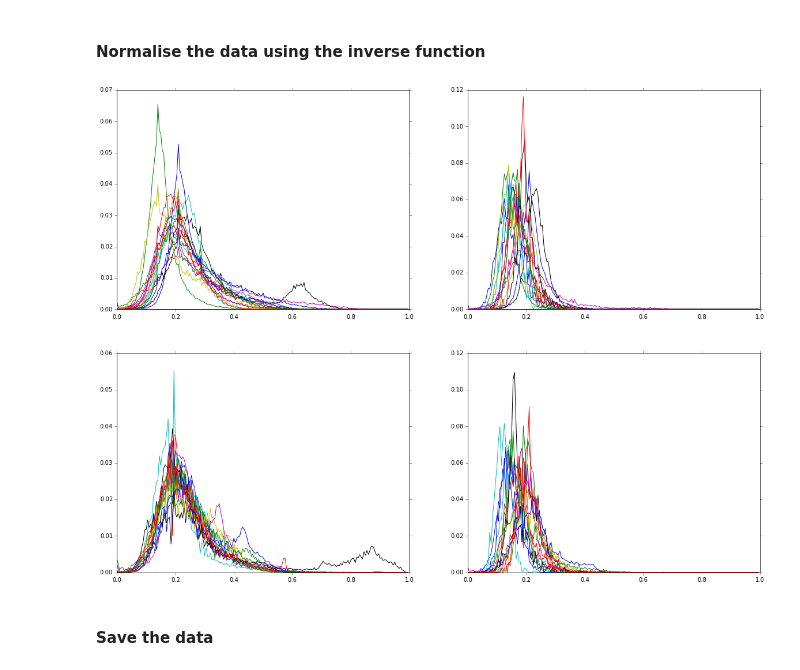
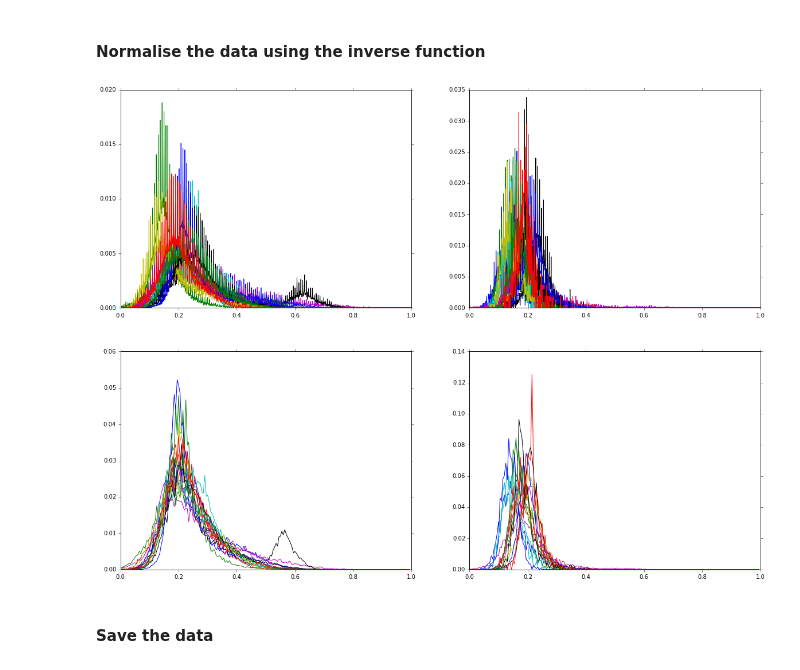
Before and after one commit to I2Cvb/prostate, a Jupyter notebook: notebook/time-warping-normalisation-t2w.ipynb, the cells around one changed output. Saved outputs shown, nothing was run; the diff lists cells and outputs as text; code cells hidden in the pictures.

```diff
--- a/notebook/time-warping-normalisation-t2w.ipynb
+++ b/notebook/time-warping-normalisation-t2w.ipynb
@@ -54,7 +56,7 @@ def nmi(data):
 # To make the future plots
 fig, axes = plt.subplots(nrows=2, ncols=2, figsize=(20, 15))
 
-nsampling=200
+nsampling=1061
 
 global_hist_t2w = np.zeros((nsampling, len(patient_sizes)))
 global_hist_t2w_cap = np.zeros((nsampling, len(patient_sizes)))
@@ -100,15 +102,15 @@ for pt in xrange(len(patient_sizes)):
 #pca.fit(global_hist_t2w)
 #print pca.noise_variance_
 var = []
-#for c in global_hist_t2w.T:
-#    var.append((.125 * np.fabs(c).max()) ** 2)
+for c in global_hist_t2w.T:
+    var.append((.1 * np.fabs(c).max()) ** 2)
 #    var.append(pca.noise_variance_)
-#out = fs.srsf_align(global_hist_t2w, time, showplot=True, smoothdata=True,
-#                    method='mean', fit_variance=False, var=np.array(var))
-                    #method='mean', fit_variance=True, method_fit='pca')
-out = fs.align_fPCA(global_hist_t2w, time, num_comp=3, showplot=False,
+out = fs.srsf_align(global_hist_t2w, time, showplot=True, smoothdata=True,
+                    method='mean', fit_variance=False, var=np.array(var))
+#                    method='mean', fit_variance=True, method_fit='pca')
+#out = fs.align_fPCA(global_hist_t2w, time, num_comp=3, showplot=False,
 #                    smoothdata=True, fit_variance=False, var=np.array(var))
-                    smoothdata=True, fit_variance=True, method_fit='pca')
+#                    smoothdata=True, fit_variance=True, method_fit='pca')
 axes[1, 0].plot(time, out.fn)
 plt.show()
 # %% [output]
@@ -153,49 +149,49 @@ for pt in xrange(len(patient_sizes)):
 
     # Let's normalise the data using the interpolation function
     time = time / time[-1]
-    f = interpolate.interp1d(time, fs.invertGamma(out.gam[:, pt]), kind='linear')
+    f = interpolate.interp1d(time, fs.invertGamma(out.gam[:, pt]), kind='cubic')
     data_norm_fda[start_idx:end_idx] = f(data_t2w_norm[start_idx:end_idx])
     #data_norm_fda[start_idx:end_idx] = np.interp(data_t2w_norm[start_idx:end_idx],
     #                                             time,
     #                                             fs.invertGamma(out.gam[:, pt]))
 
     # Compute the histogram for the whole data
-    nb_bins = nsampling
+    nb_bins = 200
     hist, bin_edges = np.histogram(data_norm_fda[start_idx : end_idx], bins=nb_bins, range=(0., 1.), density=True)
     hist = np.divide(hist, np.sum(hist))
     axes[1, 0].plot(bin_edges[0 : -1], hist, label='Patient '+str(pt))
 
     # Compute the histogram for the cancer data
-    nb_bins = nsampling
+    nb_bins = 200
     sub_data = data_norm_fda[start_idx : end_idx]
     cap_data = sub_data[np.nonzero(label[start_idx : end_idx] == 1)[0]]
     hist, bin_edges = np.histogram(cap_data, bins=nb_bins, range=(0., 1.), density=True)
     hist = np.divide(hist, np.sum(hist))
     axes[1, 1].plot(bin_edges[0 : -1], hist)
 
     #print np.count_nonzero(np.isnan(hist))
 
     # Compute the histogram for the whole data
     nb_bins = nsampling
     hist, bin_edges = np.histogram(data_t2w_norm[start_idx : end_idx], bins=nb_bins, range=(0., 1.), density=True)
     hist = np.divide(hist, np.sum(hist))
     axes[0, 0].plot(bin_edges[0 : -1], hist, label='Patient '+str(pt))
 
     # Append the histogram to the global list of histogram
     global_hist_t2w[:, pt] = hist
 
     # Compute the histogram for the cancer data
     nb_bins = nsampling
     sub_data = data_t2w_norm[start_idx : end_idx]
     cap_data = sub_data[np.nonzero(label[start_idx : end_idx] == 1)[0]]
     hist, bin_edges = np.histogram(cap_data, bins=nb_bins, range=(0., 1.), density=True)
     hist = np.divide(hist, np.sum(hist))
     axes[0, 1].plot(bin_edges[0 : -1], hist)
 
     # Append the histogram to the global list of histogram
     global_hist_t2w_cap[:, pt] = hist
 # %% [output]
-[figure, old version]
+[figure, new version]
 # %% [markdown]
 #### Save the data
 # %%
```
Also changed, not shown: parts of 2 cells of this notebook, 5 other files.
